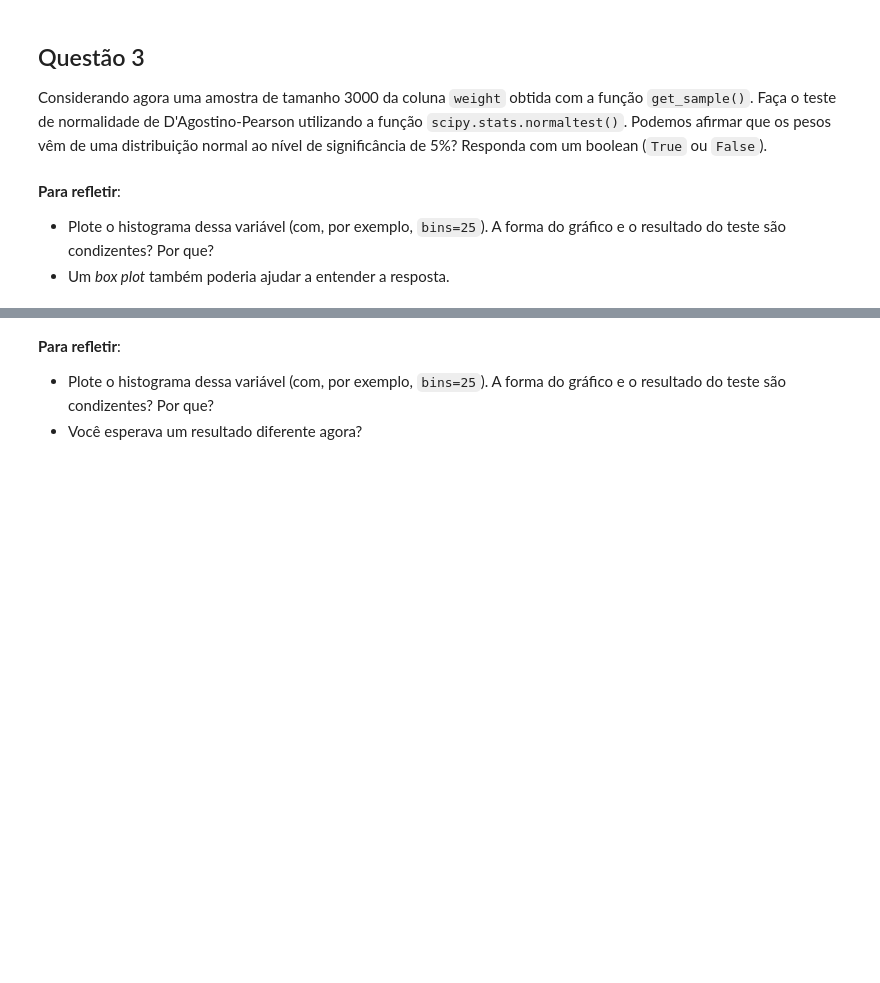
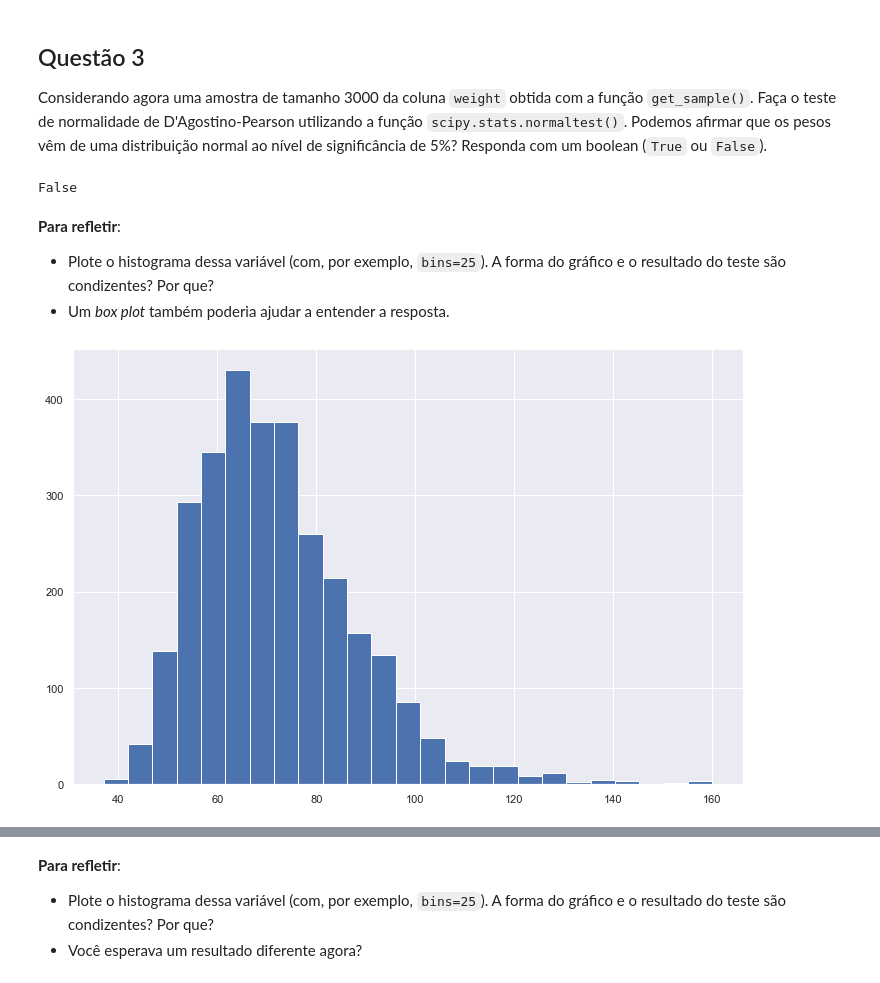
Before and after one commit to gabipz/data-science-codenation, a Jupyter notebook: 05-statistical-hypothesis-testing/statistical-hypothesis-testing.ipynb, the cells around one changed output, grey strips where cells are left out. Saved outputs shown, nothing was run; the diff lists cells and outputs as text; code cells hidden in the pictures; blank space fills up the shorter version.

```diff
--- a/05-statistical-hypothesis-testing/statistical-hypothesis-testing.ipynb
+++ b/05-statistical-hypothesis-testing/statistical-hypothesis-testing.ipynb
@@ -107,5 +138,19 @@ def q3():
+# %%
+weight_sample = get_sample(athletes, 'weight', 3000)
+# %%
+def q3():
+    return sct.normaltest(weight_sample)[1] > 0.05
+
+q3()
+# %% [output]
+False
 # %% [markdown]
 __Para refletir__:
 
 * Plote o histograma dessa variável (com, por exemplo, `bins=25`). A forma do gráfico e o resultado do teste são condizentes? Por que?
 * Um _box plot_ também poderia ajudar a entender a resposta.
+# %%
+# Histograma
+plt.hist(weight_sample, bins=25);
+# %% [output]
+[figure, added]
```
Also changed, not shown: parts of 22 cells of this notebook.
